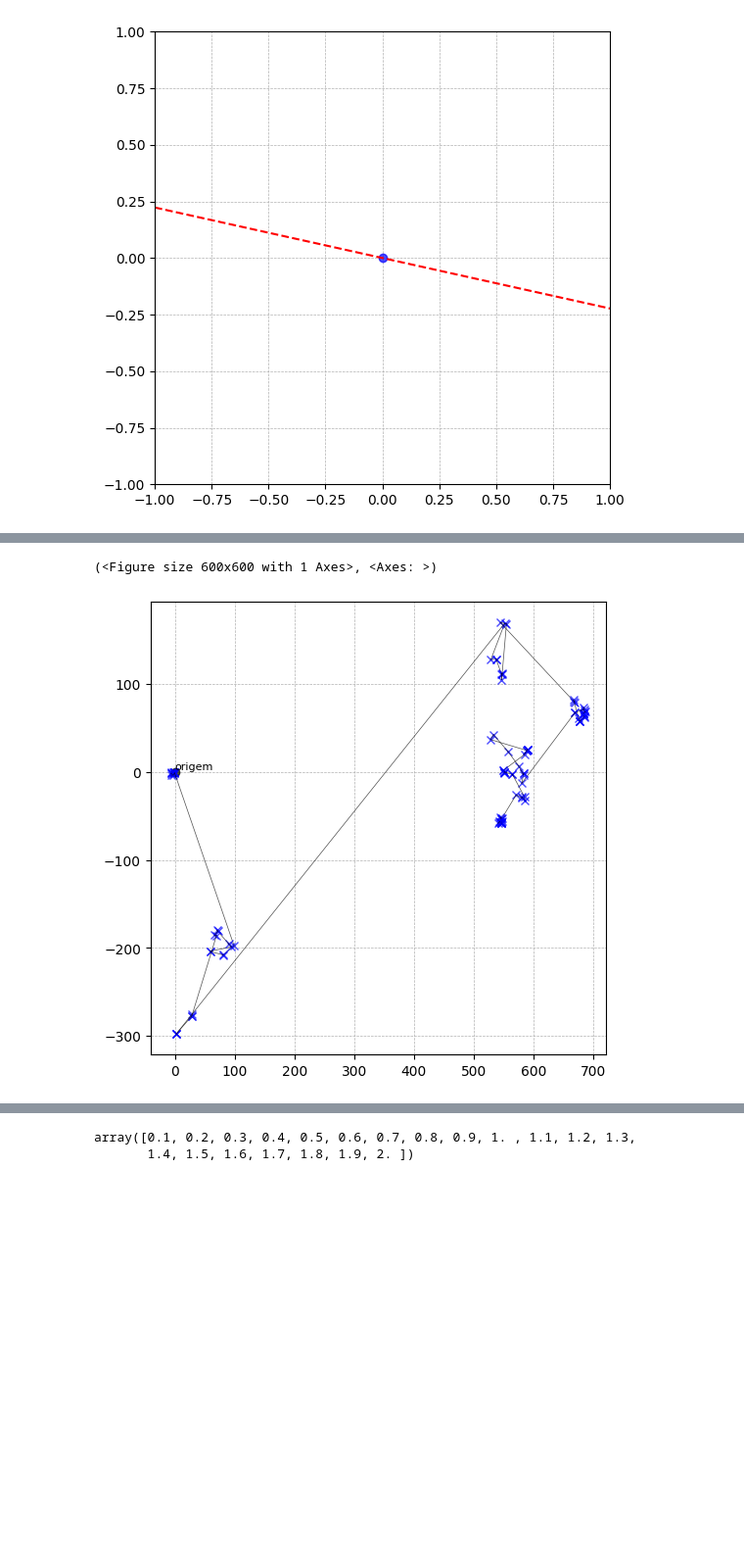
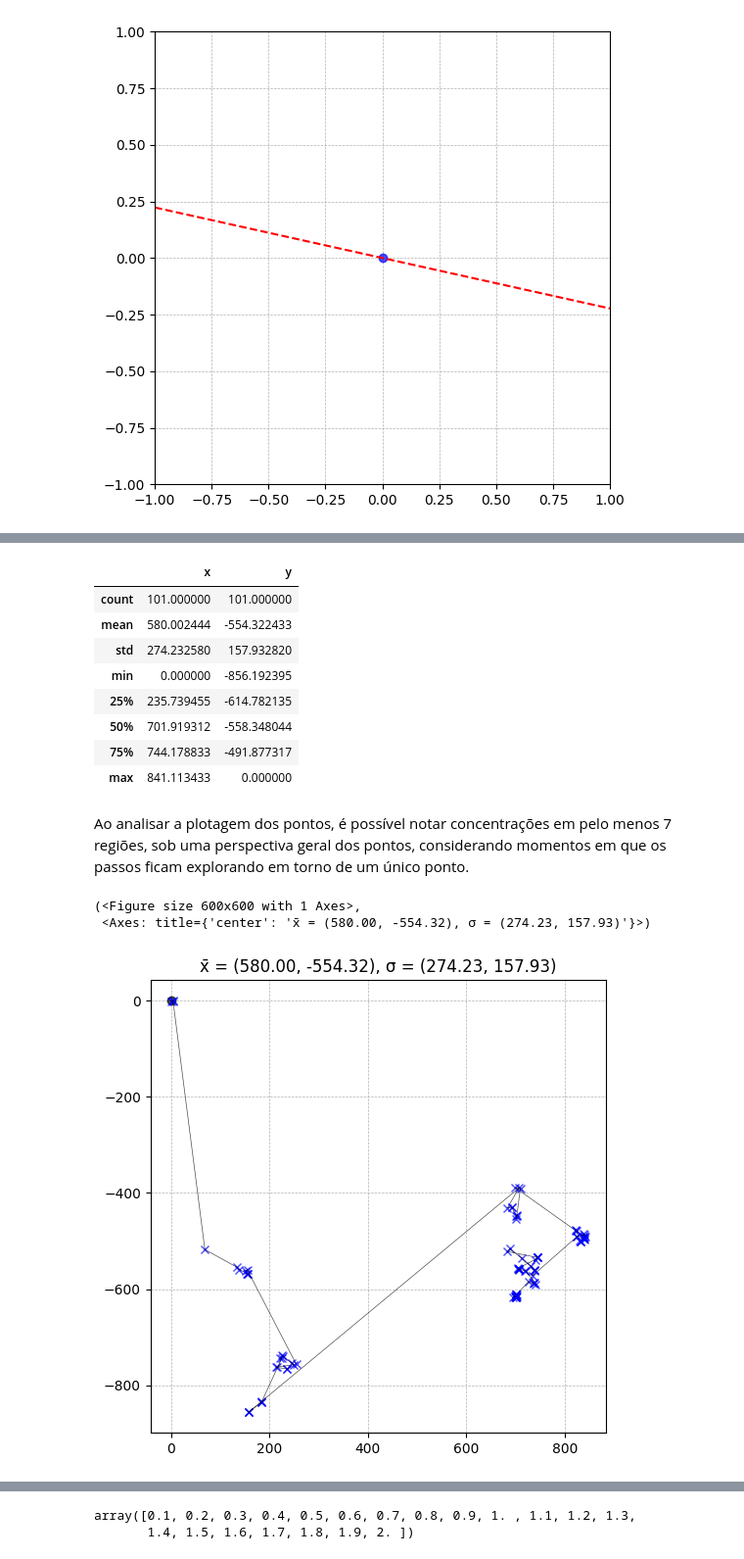
Before and after one commit to hellsdeur/nio-assignments, a Jupyter notebook: notebooks/atividade05-levy.ipynb, the cells around one changed output, grey strips where cells are left out. Shown at 98% size. Saved outputs shown, nothing was run; the diff lists cells and outputs as text; code cells hidden in the pictures; blank space fills up the shorter version.

```diff
--- a/notebooks/atividade05-levy.ipynb
+++ b/notebooks/atividade05-levy.ipynb
@@ -169,15 +226,28 @@ class Levy:
             self.points.append(new_point)
         return self.points
 
-    def plot(self, figsize: List[float] = [6, 6]):
+    def plot(self, figsize: List[float] = [6, 6], title: str = ""):
         fig, ax = plt.subplots(figsize=figsize)
+
         for i, p in enumerate(self.points):
             if i == 0:
                 plt.plot(p.x, p.y, 'o', color="black", alpha=0.7)
-                plt.text(p.x, p.y, f"origem", verticalalignment='bottom', horizontalalignment='left', fontsize=8)
             else:
                 plt.plot(p.x, p.y, 'x', color="blue", alpha=0.7)
                 plt.plot([self.points[i-1].x, p.x], [self.points[i-1].y, p.y], color="black", alpha=0.7, linewidth=0.5)
+
+        if title:
+            ax.set_title(title)
+
         ax.grid(True, which='both', linestyle='--', linewidth=0.5)
 
         return fig, ax
+
+    def stats(self):
+        data = {
+            'x': [p.x for p in self.points],
+            'y': [p.y for p in self.points],
+        }
+
+        df = pd.DataFrame(data)
+        return df.describe()
@@ -184,10 +256,30 @@ class Levy:
 # %%
-levy = Levy()
+levy = Levy(beta=1/2, initial_point=Point(0, 0))
 
 levy.generate(n_steps=100)
 
-levy.plot()
+stats = levy.stats()
+
+mean_points = stats.loc['mean', ['x', 'y']]
+std_points = stats.loc['std', ['x', 'y']]
+
+stats
 # %% [output]
-(<Figure size 600x600 with 1 Axes>, <Axes: >)
-[figure, removed]
+|  | x | y |
+| count | 101.000000 | 101.000000 |
+| mean | 580.002444 | -554.322433 |
+| std | 274.232580 | 157.932820 |
+| min | 0.000000 | -856.192395 |
+| 25% | 235.739455 | -614.782135 |
+| 50% | 701.919312 | -558.348044 |
+| 75% | 744.178833 | -491.877317 |
+| max | 841.113433 | 0.000000 |
+# %% [markdown]
+Ao analisar a plotagem dos pontos, é possível notar concentrações em pelo menos 7 regiões, sob uma perspectiva geral dos pontos, considerando momentos em que os passos ficam explorando em torno de um único ponto.
+# %%
+levy.plot(title=f"x̄ = ({mean_points['x']:.2f}, {mean_points['y']:.2f}), σ = ({std_points['x']:.2f}, {std_points['y']:.2f})")
+# %% [output]
+(<Figure size 600x600 with 1 Axes>,
+ <Axes: title={'center': 'x̄ = (580.00, -554.32), σ = (274.23, 157.93)'}>)
+[figure, added]
 # %% [markdown]
```
Also changed, not shown: parts of 49 cells of this notebook.
